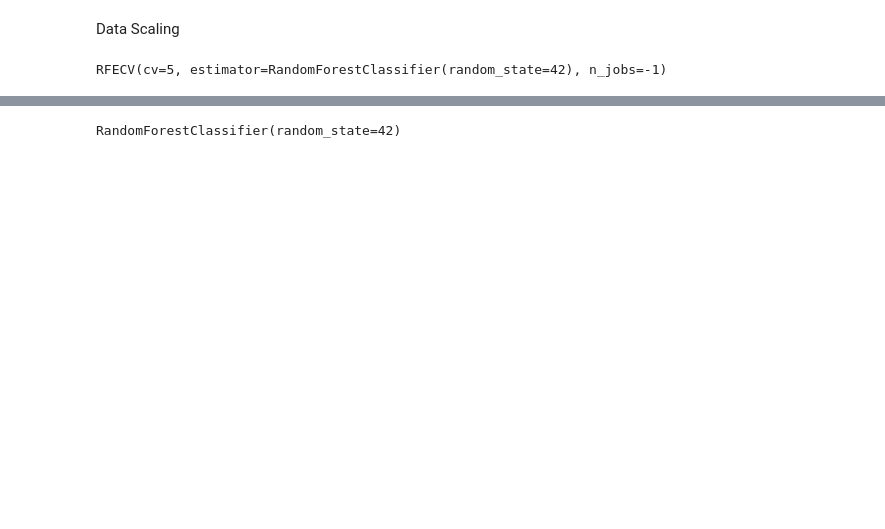
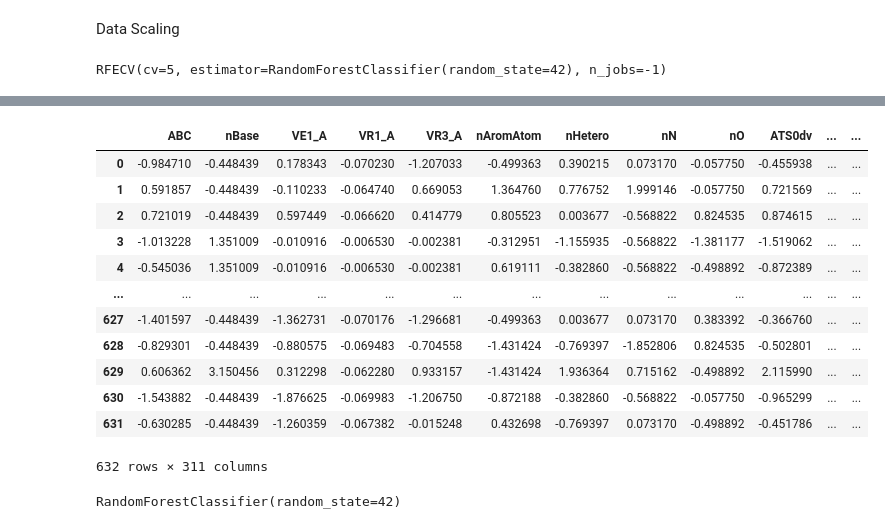
Before and after one commit to EugeneLamptey/VP16, a Jupyter notebook: feature_engineering_with_mordred.ipynb, the cells around one changed output, grey strips where cells are left out. Cells and saved outputs as stored; diff of their text form; code cells hidden in the pictures; blank space fills up the shorter version.

Commit message:
using train_test_dataset

```diff
--- a/feature_engineering_with_mordred.ipynb
+++ b/feature_engineering_with_mordred.ipynb
@@ -426 +512,17 @@ X_test = X_test[X_test.columns[rfe_mask]]
+# %%
+X_test
+# %% [output]
+|  | ABC | nBase | VE1_A | VR1_A | VR3_A | nAromAtom | nHetero | nN | nO | ATS0dv | ... | ... |
+| 0 | -0.984710 | -0.448439 | 0.178343 | -0.070230 | -1.207033 | -0.499363 | 0.390215 | 0.073170 | -0.057750 | -0.455938 | ... | ... |
+| 1 | 0.591857 | -0.448439 | -0.110233 | -0.064740 | 0.669053 | 1.364760 | 0.776752 | 1.999146 | -0.057750 | 0.721569 | ... | ... |
+| 2 | 0.721019 | -0.448439 | 0.597449 | -0.066620 | 0.414779 | 0.805523 | 0.003677 | -0.568822 | 0.824535 | 0.874615 | ... | ... |
+| 3 | -1.013228 | 1.351009 | -0.010916 | -0.006530 | -0.002381 | -0.312951 | -1.155935 | -0.568822 | -1.381177 | -1.519062 | ... | ... |
+| 4 | -0.545036 | 1.351009 | -0.010916 | -0.006530 | -0.002381 | 0.619111 | -0.382860 | -0.568822 | -0.498892 | -0.872389 | ... | ... |
+| ... | ... | ... | ... | ... | ... | ... | ... | ... | ... | ... | ... | ... |
+| 627 | -1.401597 | -0.448439 | -1.362731 | -0.070176 | -1.296681 | -0.499363 | 0.003677 | 0.073170 | 0.383392 | -0.366760 | ... | ... |
+| 628 | -0.829301 | -0.448439 | -0.880575 | -0.069483 | -0.704558 | -1.431424 | -0.769397 | -1.852806 | 0.824535 | -0.502801 | ... | ... |
+| 629 | 0.606362 | 3.150456 | 0.312298 | -0.062280 | 0.933157 | -1.431424 | 1.936364 | 0.715162 | -0.498892 | 2.115990 | ... | ... |
+| 630 | -1.543882 | -0.448439 | -1.876625 | -0.069983 | -1.206750 | -0.872188 | -0.382860 | -0.568822 | -0.057750 | -0.965299 | ... | ... |
+| 631 | -0.630285 | -0.448439 | -1.260359 | -0.067382 | -0.015248 | 0.432698 | -0.769397 | 0.073170 | -0.498892 | -0.451786 | ... | ... |
+632 rows × 311 columns
 # %%
```
Also changed, not shown: parts of 17 cells of this notebook.
